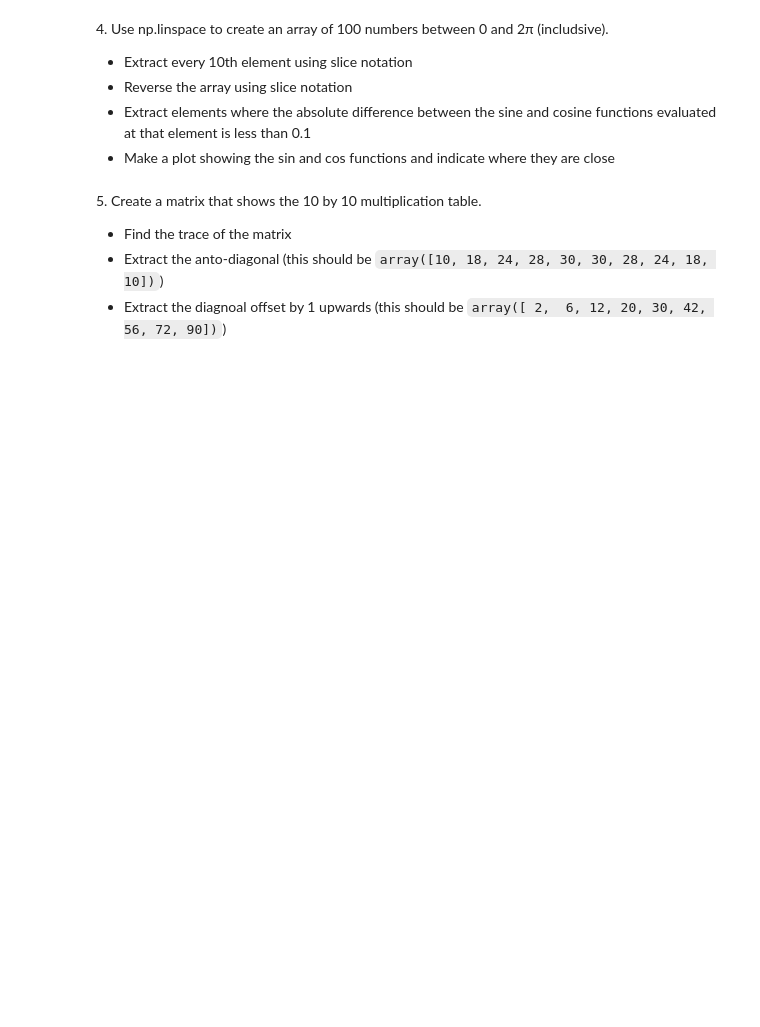
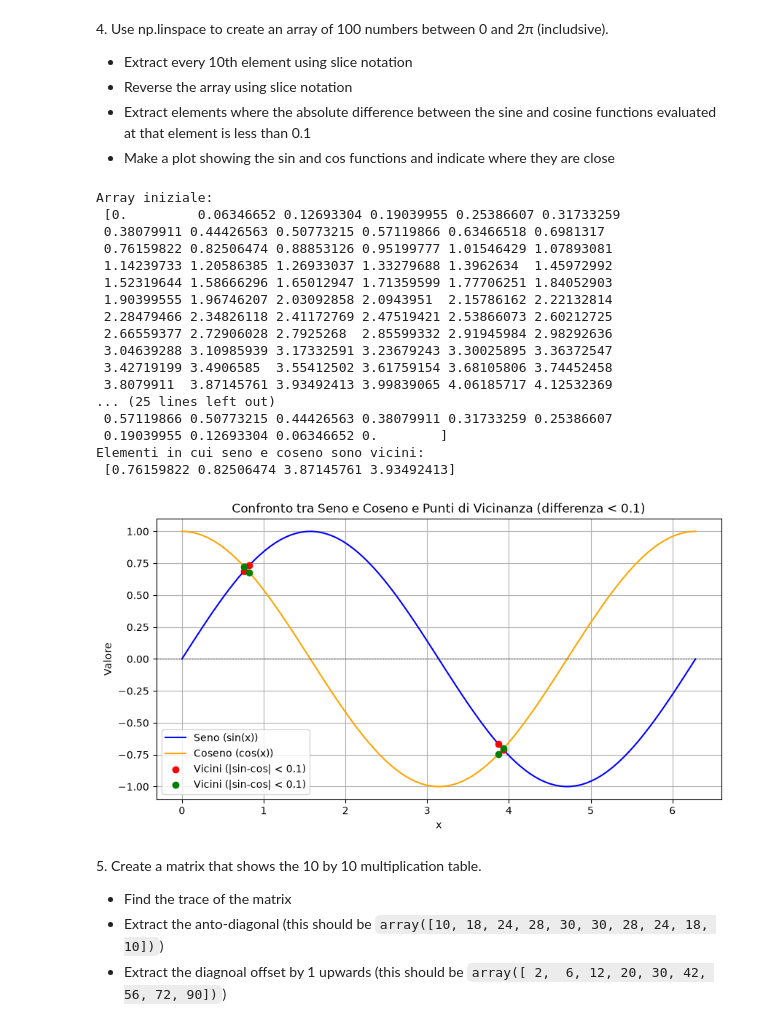
Before and after one commit to EliaLibera/LaboratoryOfComputationalPhysics_Y9, a Jupyter notebook: sett 4/04ex_Numpy.ipynb, the cells around one changed output. Drawn from its saved outputs; the diff is of its cells as text; code cells hidden in the pictures; blank space fills up the shorter version.

```diff
--- a/sett 4/04ex_Numpy.ipynb
+++ b/sett 4/04ex_Numpy.ipynb
@@ -130,3 +199,74 @@ Matrice originale:
+# %%
+import matplotlib.pyplot as plt
+import numpy as np
+
+# Creazione dell'array con 100 numeri tra 0 e 2*pi (inclusivo)
+x = np.linspace(0, 2 * np.pi, 100)     #IL TERZO PARAMETRO INDICA IL NUMERO DI ELEMENTI DA GENERARE!!
+print("Array iniziale: ",'\n',x)
+
+# 1. Estrazione di ogni 10° elemento usando il slicing
+every_10th = x[::10]     #non metto start e stop per considerare tutto x, quindi [start:stop:step]  ->  [::step]
+print("Ogni 10° elemento:",'\n', every_10th)
+
+# 2. Inversione dell'array usando il slicing
+reversed_x = x[::-1]    #step -1 dice a python di scorrere l'arrai all'indietro
+print("array invertito:",'\n', reversed_x)
+
+# 3. Estrazione degli elementi in cui |sin(x) - cos(x)| < 0.1
+condizione = np.abs(np.sin(x) - np.cos(x)) < 0.1
+elementi_vicini = x[condizione]
+print("Elementi in cui seno e coseno sono vicini:",'\n', elementi_vicini)
+
+# 5. Creazione del grafico
+
+plt.figure(figsize=(10, 5))
+plt.plot(x, np.sin(x), label="Seno (sin(x))", color="blue")           #x, f(x), label, colore
+plt.plot(x, np.cos(x), label="Coseno (cos(x))", color="orange")
+
+# Evidenziamo con uno scatter plot i punti in cui sono vicini
+plt.scatter(
+    elementi_vicini,
+    np.sin(elementi_vicini),           #ho scelto di stamparne il seno, ma avrei potuto scegliere il coseno: tanto le due curve in tali punti sono vicinissime
+    color="red",
+    zorder=5,
+    label="Vicini (|sin-cos| < 0.1)",
+)
+plt.scatter(
+    elementi_vicini,
+    np.cos(elementi_vicini),           #ho scelto di stamparne il seno, ma avrei potuto scegliere il coseno: tanto le due curve in tali punti sono vicinissime
+    color="green",
+    zorder=5,
+    label="Vicini (|sin-cos| < 0.1)",
+)
+
+
+#FORMATTAZIONE
+plt.axhline(0, color="black", linewidth=0.5, linestyle="--")   #"axis horizontal line": a y=0 stampa una riga nera per vedere meglio valori > o < di 0
+plt.title( "Confronto tra Seno e Coseno e Punti di Vicinanza (differenza < 0.1)")
+plt.xlabel("x")
+plt.ylabel("Valore")
+plt.legend()
+plt.grid(True)
+plt.show()
+# %% [output]
+Array iniziale:
+ [0.         0.06346652 0.12693304 0.19039955 0.25386607 0.31733259
+ 0.38079911 0.44426563 0.50773215 0.57119866 0.63466518 0.6981317
+ 0.76159822 0.82506474 0.88853126 0.95199777 1.01546429 1.07893081
+ 1.14239733 1.20586385 1.26933037 1.33279688 1.3962634  1.45972992
+ 1.52319644 1.58666296 1.65012947 1.71359599 1.77706251 1.84052903
+ 1.90399555 1.96746207 2.03092858 2.0943951  2.15786162 2.22132814
+ 2.28479466 2.34826118 2.41172769 2.47519421 2.53866073 2.60212725
+ 2.66559377 2.72906028 2.7925268  2.85599332 2.91945984 2.98292636
+ 3.04639288 3.10985939 3.17332591 3.23679243 3.30025895 3.36372547
+ 3.42719199 3.4906585  3.55412502 3.61759154 3.68105806 3.74452458
+ 3.8079911  3.87145761 3.93492413 3.99839065 4.06185717 4.12532369
+... (25 lines left out)
+ 0.57119866 0.50773215 0.44426563 0.38079911 0.31733259 0.25386607
+ 0.19039955 0.12693304 0.06346652 0.        ]
+Elementi in cui seno e coseno sono vicini:
+ [0.76159822 0.82506474 3.87145761 3.93492413]
+[figure, added]
 # %% [markdown]
 5\. Create a matrix that shows the 10 by 10 multiplication table.
 
```
Also changed, not shown: parts of 20 cells of this notebook, 2 other files.
